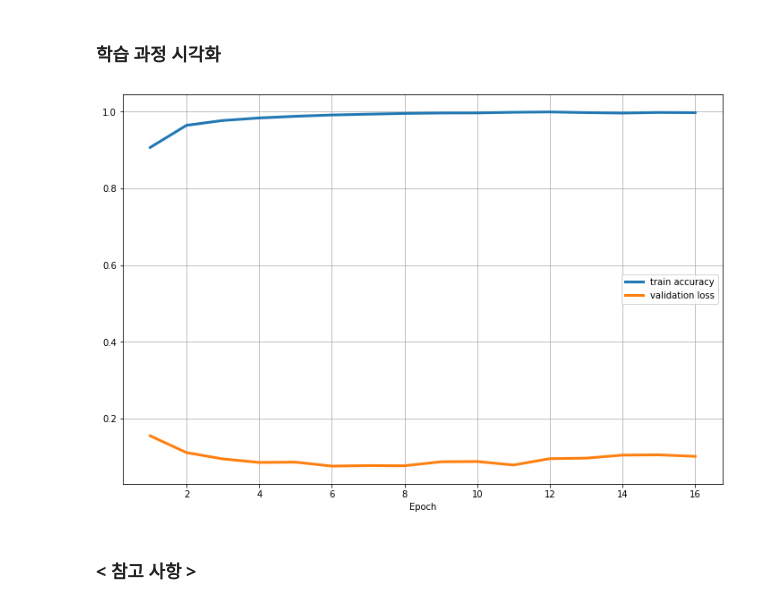
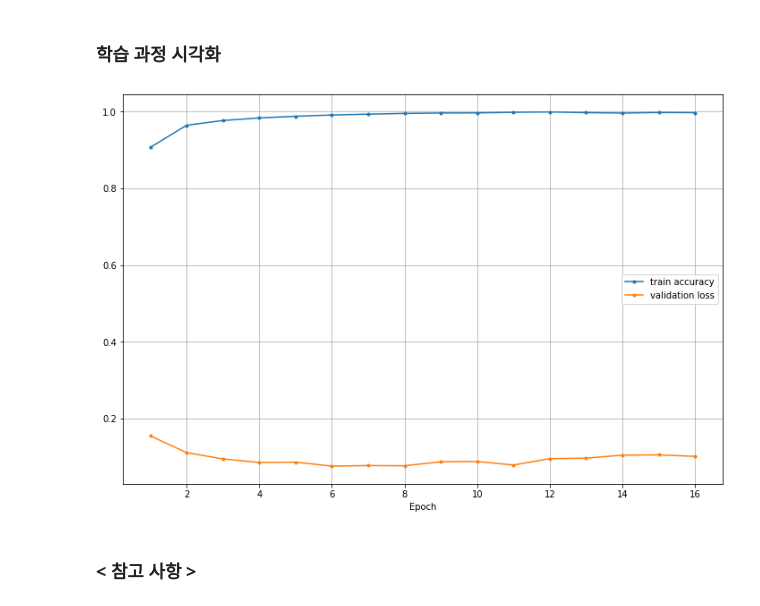
Before and after one commit to 1unasy/DeepLearning_2022_01, a Jupyter notebook: 02.CNN/01_MNIST_신경망.ipynb, the cells around one changed output. Cells and saved outputs as stored; diff of their text form; code cells hidden in the pictures.

```diff
--- a/02.CNN/01_MNIST_신경망.ipynb
+++ b/02.CNN/01_MNIST_신경망.ipynb
@@ -155,14 +156,14 @@ y_vloss = hist.history['val_loss']
 xs = np.arange(1, len(y_acc)+1)
 # %%
 plt.figure(figsize=(12,8))
-plt.plot(xs, y_acc, linewidth=3, label='train accuracy')
-plt.plot(xs, y_vloss, linewidth=3, label='validation loss')
+plt.plot(xs, y_acc, 'o-', ms=3, label='train accuracy')
+plt.plot(xs, y_vloss, 'o-', ms=3, label='validation loss')
 plt.legend()
 plt.grid()
 plt.xlabel('Epoch')
 plt.show()
 # %% [output]
-[figure, old version]
+[figure, new version]
 # %% [markdown]
 ### < 참고 사항 >
 # %%
```
Also changed, not shown: parts of 1 cell of this notebook, 1 other file.
